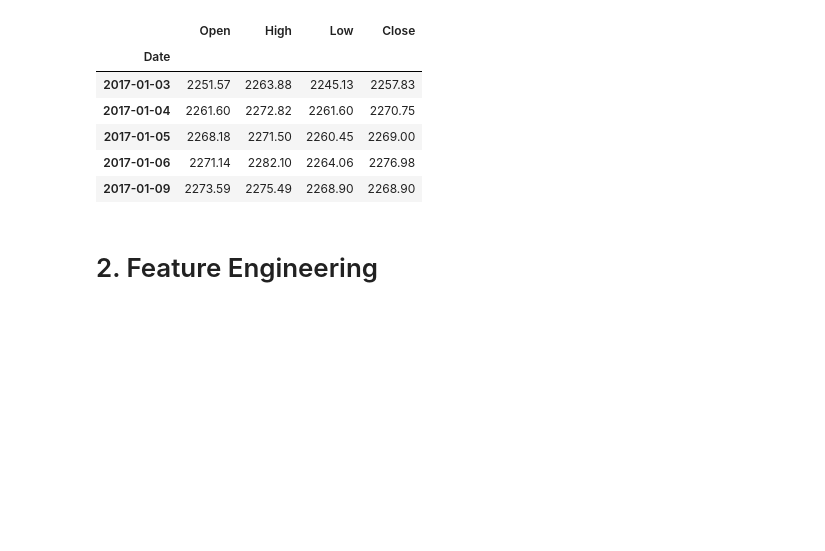
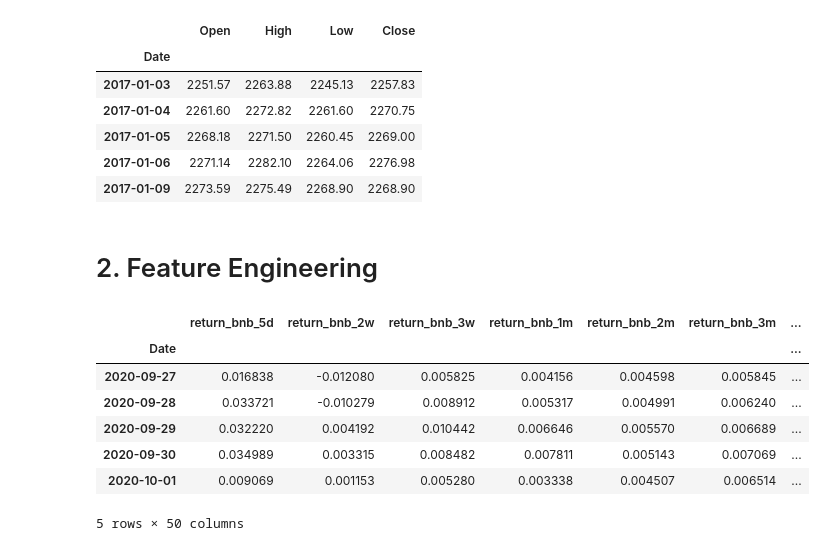
Before and after one commit to DSEI21000-S21/Final-Project-on-large-cap-crypto-trading-with-macroeconomical-variables, a Jupyter notebook: final project-crypto.ipynb, the cells around one changed output. Saved outputs shown, nothing was run; the diff lists cells and outputs as text; code cells hidden in the pictures; blank space fills up the shorter version.

```diff
--- a/final project-crypto.ipynb
+++ b/final project-crypto.ipynb
@@ -587,0 +600,11 @@ lags = {
+# %%
+df_returns.head()
+# %% [output]
+|  | return_bnb_5d | return_bnb_2w | return_bnb_3w | return_bnb_1m | return_bnb_2m | return_bnb_3m | ... |
+| Date |  |  |  |  |  |  | ... |
+| 2020-09-27 | 0.016838 | -0.012080 | 0.005825 | 0.004156 | 0.004598 | 0.005845 | ... |
+| 2020-09-28 | 0.033721 | -0.010279 | 0.008912 | 0.005317 | 0.004991 | 0.006240 | ... |
+| 2020-09-29 | 0.032220 | 0.004192 | 0.010442 | 0.006646 | 0.005570 | 0.006689 | ... |
+| 2020-09-30 | 0.034989 | 0.003315 | 0.008482 | 0.007811 | 0.005143 | 0.007069 | ... |
+| 2020-10-01 | 0.009069 | 0.001153 | 0.005280 | 0.003338 | 0.004507 | 0.006514 | ... |
+5 rows × 50 columns
```
Also changed, not shown: parts of 3 cells of this notebook.
